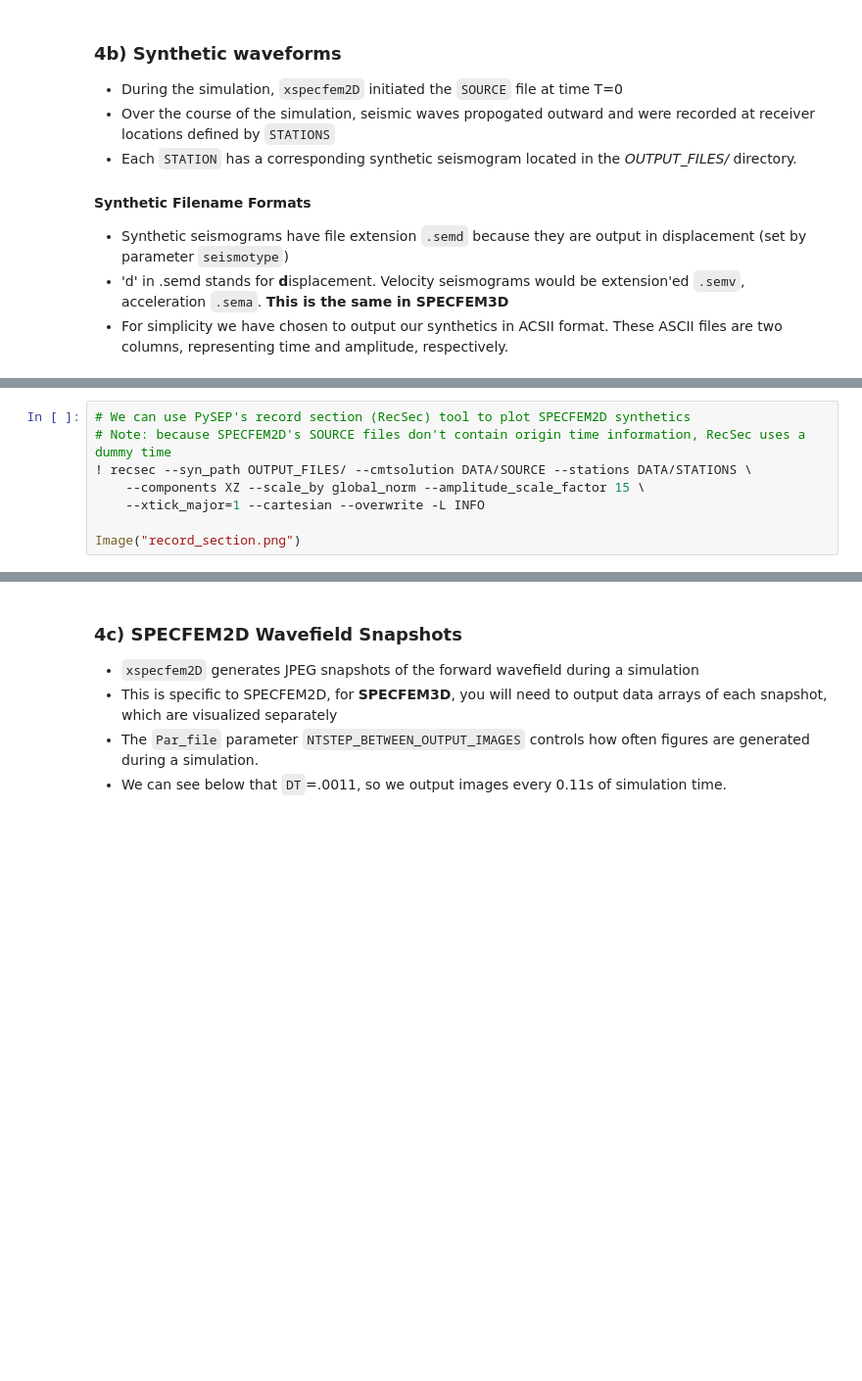
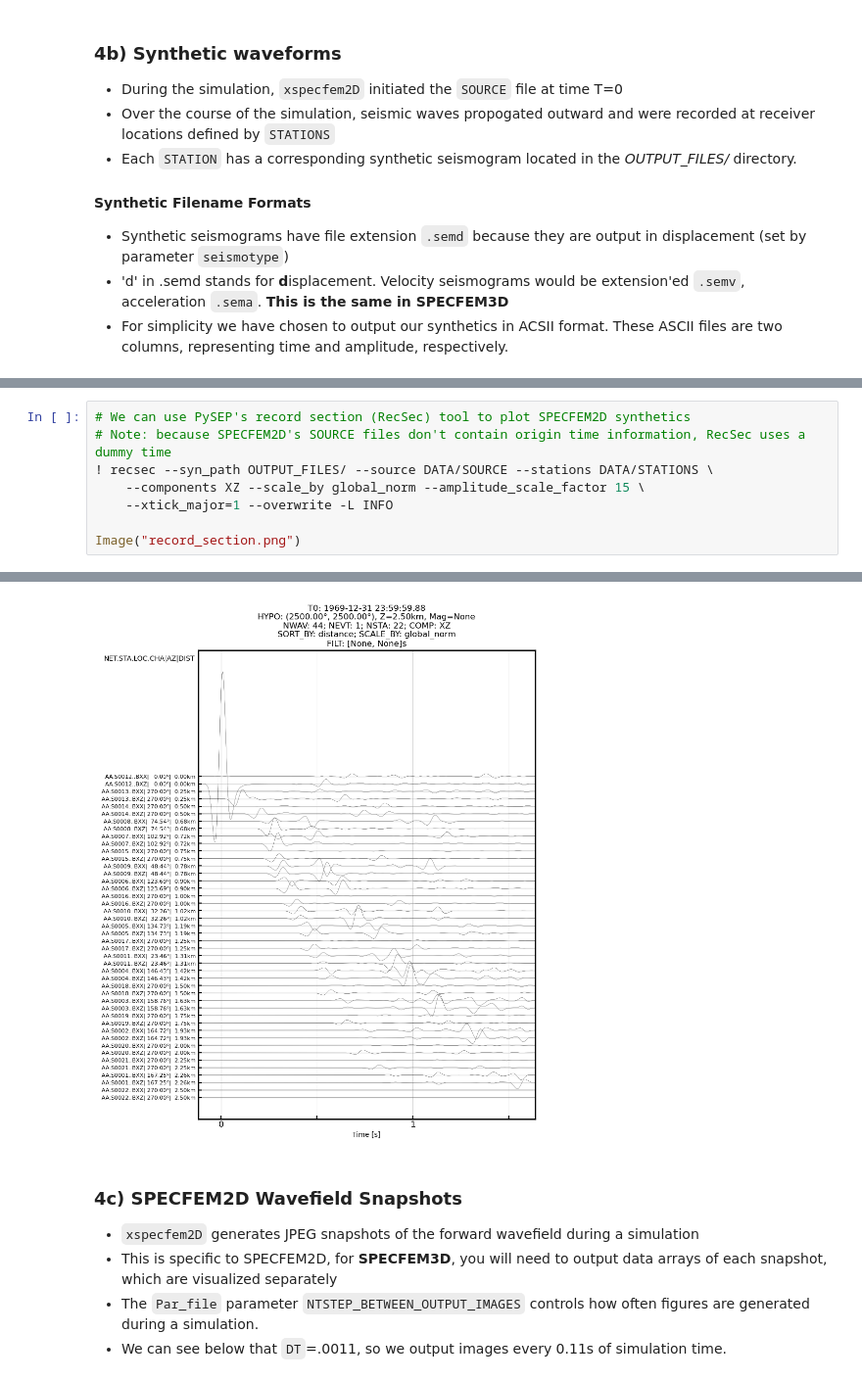
Before and after one commit to adjtomo/adjdocs, a Jupyter notebook: workshops/2024-05-10_scoped_uw/1_intro_specfem2d.ipynb, the cells around one changed output, grey strips where cells are left out. Shown at 98% size. Saved outputs shown, nothing was run; the diff lists cells and outputs as text; blank space fills up the shorter version.

```diff
--- a/workshops/2024-05-10_scoped_uw/1_intro_specfem2d.ipynb
+++ b/workshops/2024-05-10_scoped_uw/1_intro_specfem2d.ipynb
@@ -388,8 +729,9 @@ Image("AA.S0001.BXX.semd.png")
 # %%
 # We can use PySEP's record section (RecSec) tool to plot SPECFEM2D synthetics
 # Note: because SPECFEM2D's SOURCE files don't contain origin time information, RecSec uses a dummy time
-! recsec --syn_path OUTPUT_FILES/ --cmtsolution DATA/SOURCE --stations DATA/STATIONS \
+! recsec --syn_path OUTPUT_FILES/ --source DATA/SOURCE --stations DATA/STATIONS \
     --components XZ --scale_by global_norm --amplitude_scale_factor 15 \
-    --xtick_major=1 --cartesian --overwrite -L INFO
+    --xtick_major=1 --overwrite -L INFO
 
 Image("record_section.png")
+# %% [output]
@@ -396,3 +755,4 @@ Image("record_section.png")
+[figure, added]
 # %% [markdown]
 ### 4c) SPECFEM2D Wavefield Snapshots
 
```
Also changed, not shown: parts of 31 cells of this notebook.
